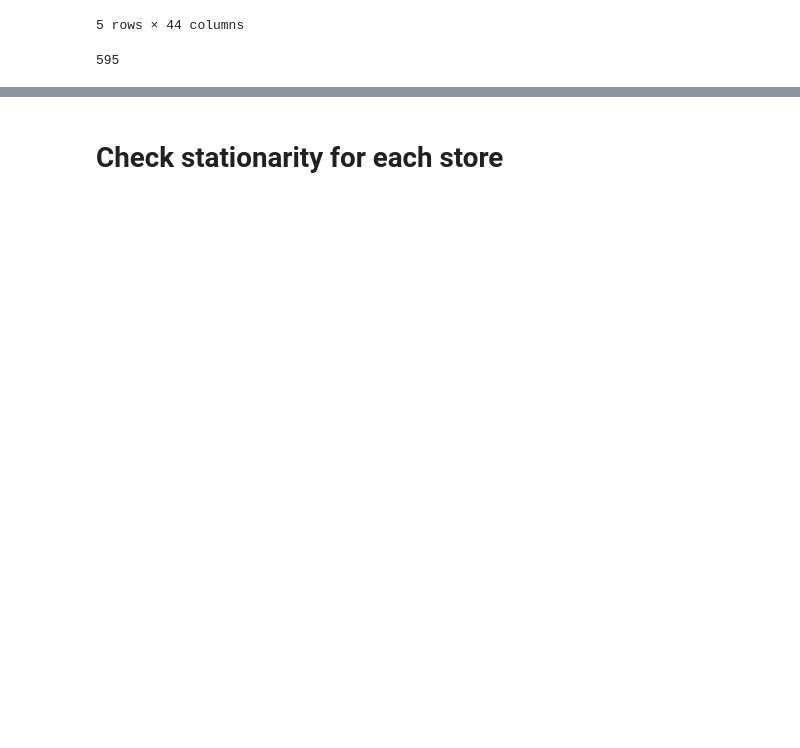
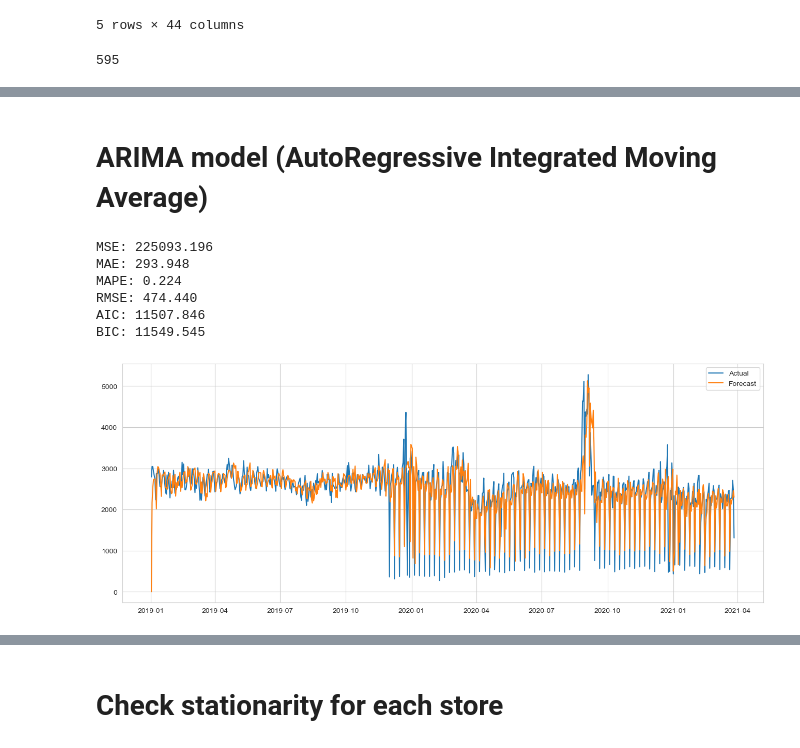
Before and after one commit to dimgag/time-series-forecasting-store-transactions, a Jupyter notebook: main.ipynb, the cells around one changed output, grey strips where cells are left out. Saved outputs shown, nothing was run; the diff lists cells and outputs as text; code cells hidden in the pictures; blank space fills up the shorter version.

```diff
--- a/main.ipynb
+++ b/main.ipynb
@@ -53,0 +137,43 @@ data['store_hashed'].nunique()
+# %% [markdown]
+# ARIMA model (AutoRegressive Integrated Moving Average)
+# %%
+# Forecast for full time series
+from statsmodels.tsa.arima.model import ARIMA
+from sklearn.metrics import mean_squared_error, mean_absolute_error, mean_absolute_percentage_error
+
+model = ARIMA(store['n_transactions'], order=(7, 1, 1))
+model_fit = model.fit()
+
+forecast_ma = model_fit.predict()
+
+# Get the actual sales for the forecast period
+actual = store['n_transactions']
+
+mse = mean_squared_error(actual, forecast_ma)
+mae = mean_absolute_error(actual, forecast_ma)
+mape = mean_absolute_percentage_error(actual, forecast_ma)
+rmse = np.sqrt(mse)
+
+print(f'MSE: {mse:.3f}')
+print(f'MAE: {mae:.3f}')
+print(f'MAPE: {mape:.3f}')
+print(f'RMSE: {rmse:.3f}')
+# AIC - Akaike Information Criterion
+print(f'AIC: {model_fit.aic:.3f}')
+# BIC - Bayesian Information Criterion
+print(f'BIC: {model_fit.bic:.3f}')
+
+# plot the forecast vs actual
+plt.figure(figsize=(16, 6))
+plt.plot(store['n_transactions'], label='Actual')
+plt.plot(forecast_ma, label='Forecast')
+plt.legend()
+plt.show()
+# %% [output]
+MSE: 225093.196
+MAE: 293.948
+MAPE: 0.224
+RMSE: 474.440
+AIC: 11507.846
+BIC: 11549.545
+[figure, added]
```
Also changed, not shown: parts of 17 cells of this notebook, 1 other file.
